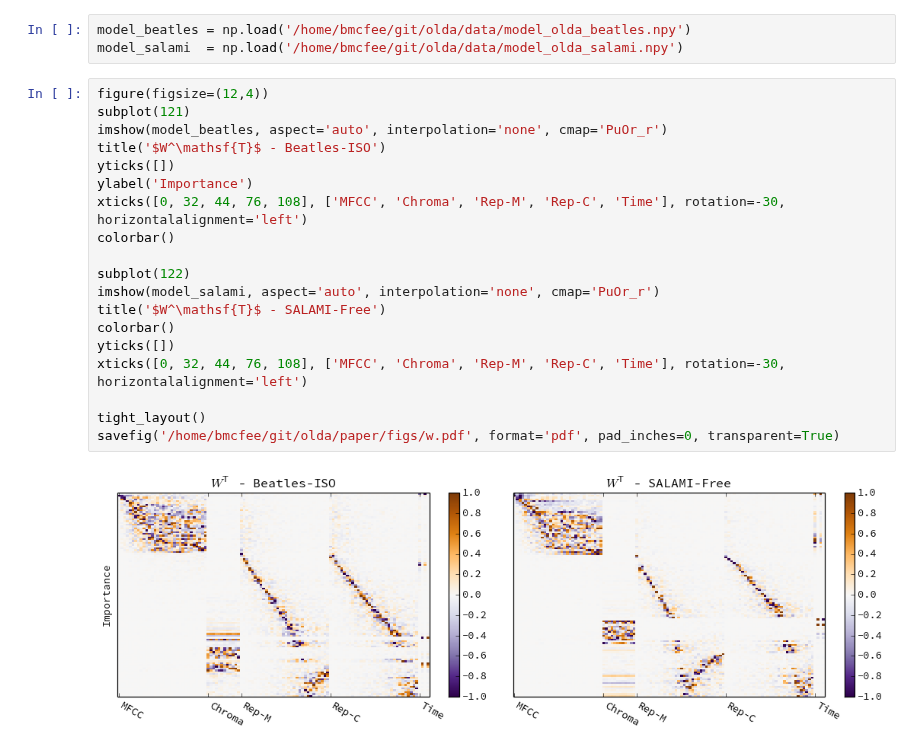
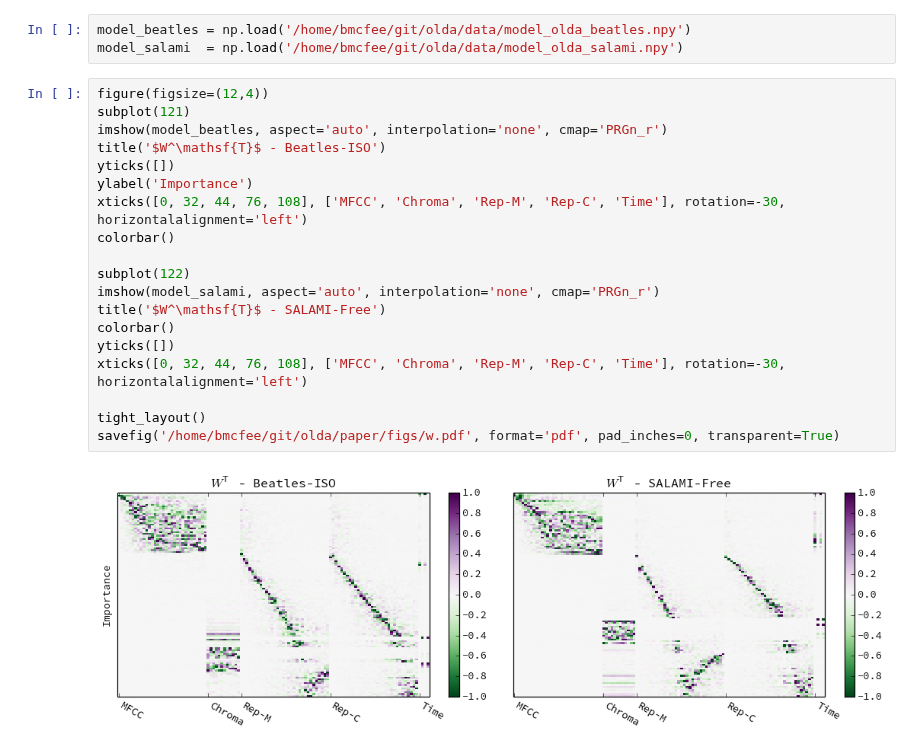
Before and after one commit to bmcfee/olda, a Jupyter notebook: code/ICASSP 2013 - Segmentation.ipynb, the cells around one changed output. Cells and saved outputs as stored; diff of their text form.

```diff
--- a/code/ICASSP 2013 - Segmentation.ipynb
+++ b/code/ICASSP 2013 - Segmentation.ipynb
@@ -273,21 +273,21 @@ model_salami  = np.load('/home/bmcfee/git/olda/data/model_olda_salami.npy')
 # %%
 figure(figsize=(12,4))
 subplot(121)
-imshow(model_beatles, aspect='auto', interpolation='none', cmap='PuOr_r')
+imshow(model_beatles, aspect='auto', interpolation='none', cmap='PRGn_r')
 title('$W^\mathsf{T}$ - Beatles-ISO')
 yticks([])
 ylabel('Importance')
 xticks([0, 32, 44, 76, 108], ['MFCC', 'Chroma', 'Rep-M', 'Rep-C', 'Time'], rotation=-30, horizontalalignment='left')
 colorbar()
 
 subplot(122)
-imshow(model_salami, aspect='auto', interpolation='none', cmap='PuOr_r')
+imshow(model_salami, aspect='auto', interpolation='none', cmap='PRGn_r')
 title('$W^\mathsf{T}$ - SALAMI-Free')
 colorbar()
 yticks([])
 xticks([0, 32, 44, 76, 108], ['MFCC', 'Chroma', 'Rep-M', 'Rep-C', 'Time'], rotation=-30, horizontalalignment='left')
 
 tight_layout()
 savefig('/home/bmcfee/git/olda/paper/figs/w.pdf', format='pdf', pad_inches=0, transparent=True)
 # %% [output]
-[figure, old version]
+[figure, new version]
```
Also changed, not shown: parts of 2 cells of this notebook, 4 other files.
